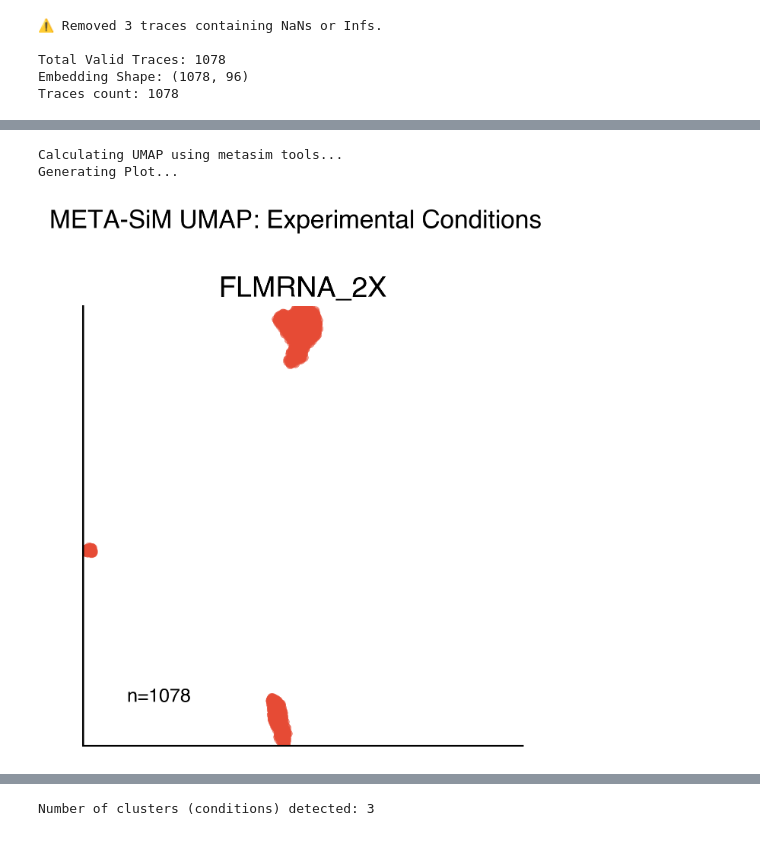
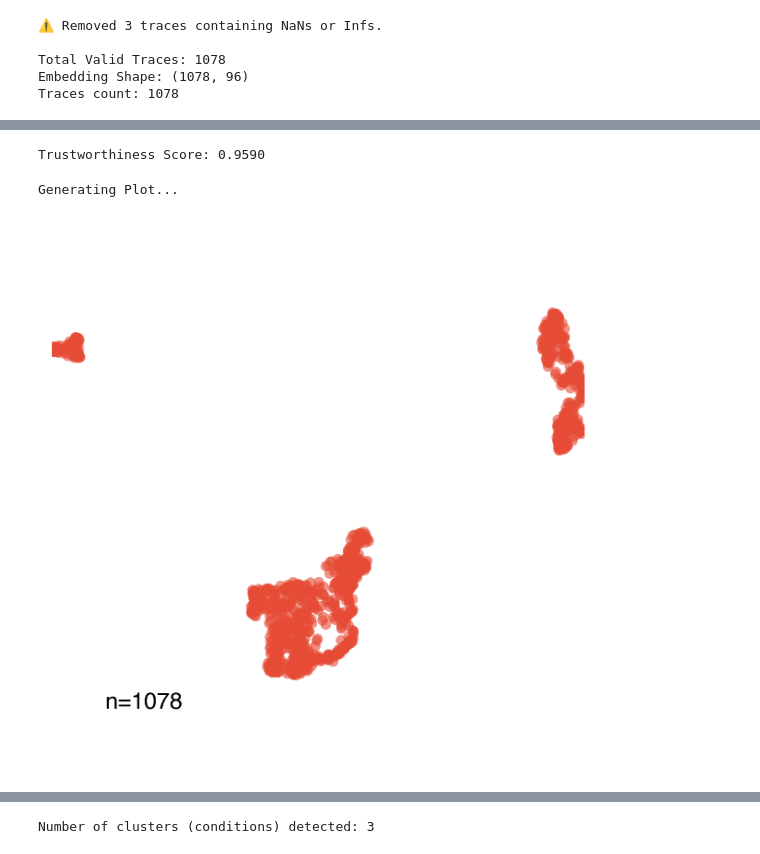
Before and after one commit to walterlab-um/RNA_SPT_in_cellular_condensates, a Jupyter notebook: META-SiM/META_SiM_Analysis.ipynb, the cells around one changed output, grey strips where cells are left out. Saved outputs shown, nothing was run; the diff lists cells and outputs as text; code cells hidden in the pictures.

Commit message:
Tune UMAP parameters

```diff
--- a/META-SiM/META_SiM_Analysis.ipynb
+++ b/META-SiM/META_SiM_Analysis.ipynb
@@ -148,29 +215,22 @@ Traces count: 1078
+# %%
+# Plot using metasim's built-in function (for comparison)
+reducer = metasim.fret.tools.viz.get_umap_reducer(embeddings, n_neighbors=15)
+umap_coord = reducer.transform(embeddings)
+
+from sklearn.manifold import trustworthiness
+# Calculate trustworthiness score (range 0-1)
+# Higher is better (closer to 1.0 means local neighbors are preserved)
+# Note: This can be slow for very large datasets (>10k points), but is fine for your ~4400 points.
+score = trustworthiness(embeddings, umap_coord, n_neighbors=15)
+print(f"Trustworthiness Score: {score:.4f}")
+# %% [output]
+Trustworthiness Score: 0.9590
 # %%
-
-# 1. Calculate UMAP reduction
-print("Calculating UMAP using metasim tools...")
-if 'metasim' not in locals():
-    import metasim
-if 'plt' not in locals():
-    import matplotlib.pyplot as plt
-if 'np' not in locals():
-    import numpy as np
-# Import necessary style/colors if we want to match exactly, or standard matplotlib
-try:
-    from sciplotlib import style as spstyle
-    style_context = spstyle.get_style('nature-reviews')
-except ImportError:
-    # Fallback if sciplotlib is not found or fails
-    style_context = 'default'
-
-reducer = metasim.fret.tools.viz.get_umap_reducer(embeddings)
-umap_coord = reducer.transform(embeddings)
-
 # 2. Plot UMAP (Custom Implementation to bypass library bug)
 print("Generating Plot...")
 
 # Determine label order
-label_order = sorted(list(set(labels.tolist())))
+label_order = sorted(list(set(all_labels)))
 n_labels = len(label_order)
 
 # Setup figure
@@ -182,37 +242,38 @@ with plt.style.context(style_context):
     ax_max = np.max(umap_coord)
 
     # Dummy color for compatibility with original visual style (if we want points colored)
     # The original function colored points by a 'color' array.
     # Since we don't have one, we can color by density or just uniform.
     # We will use uniform color since that was the implication of passing zeros.
 
     for i, l in enumerate(label_order):
         idx = (labels == l)
         z = umap_coord[idx, ...]
         ax = axes[i]
 
         # Scatter plot
         # Original: s=30, alpha=0.6, linewidths=0
         ax.scatter(z[:, 0], z[:, 1], s=30, alpha=0.6, linewidths=0)
 
         ax.set_xlim([ax_min, ax_max])
         ax.set_ylim([ax_min, ax_max])
         ax.set_xticks([])
         ax.set_yticks([])
         ax.set_aspect('equal')
-        ax.set_title(f'{l}')
+        # Remove spines
+        ax.spines['top'].set_visible(False)
+        ax.spines['right'].set_visible(False)
+        ax.spines['bottom'].set_visible(False)
+        ax.spines['left'].set_visible(False)
 
         # Add N count
         text_x = ax.get_xlim()[0] + 0.1 * (ax.get_xlim()[1] - ax.get_xlim()[0]) # Relative positioning safer
         text_y = ax.get_ylim()[0] + 0.1 * (ax.get_ylim()[1] - ax.get_ylim()[0])
         ax.text(x=text_x, y=text_y, s=f'n={z.shape[0]}', fontdict={'size': 12})
 
-    plt.suptitle("META-SiM UMAP: Experimental Conditions", fontsize=16, fontweight='bold', y=1.05)
-    # plt.savefig("metasim_umap_viz.png", dpi=300, bbox_inches='tight')
     plt.show()
 # %% [output]
-Calculating UMAP using metasim tools...
 Generating Plot...
-[figure, old version]
+[figure, new version]
 # %%
 
```
Also changed, not shown: parts of 8 cells of this notebook, 26 other files.
